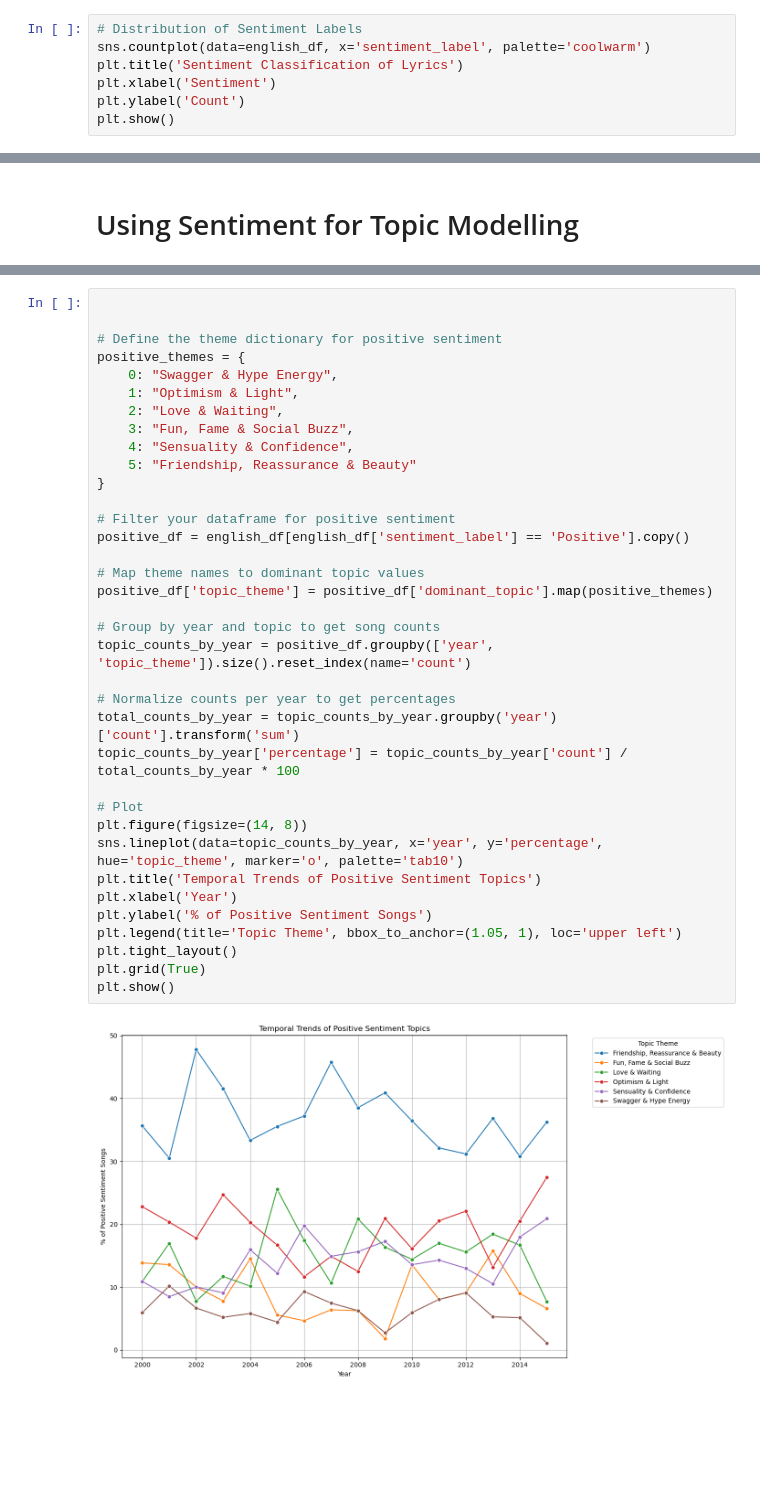
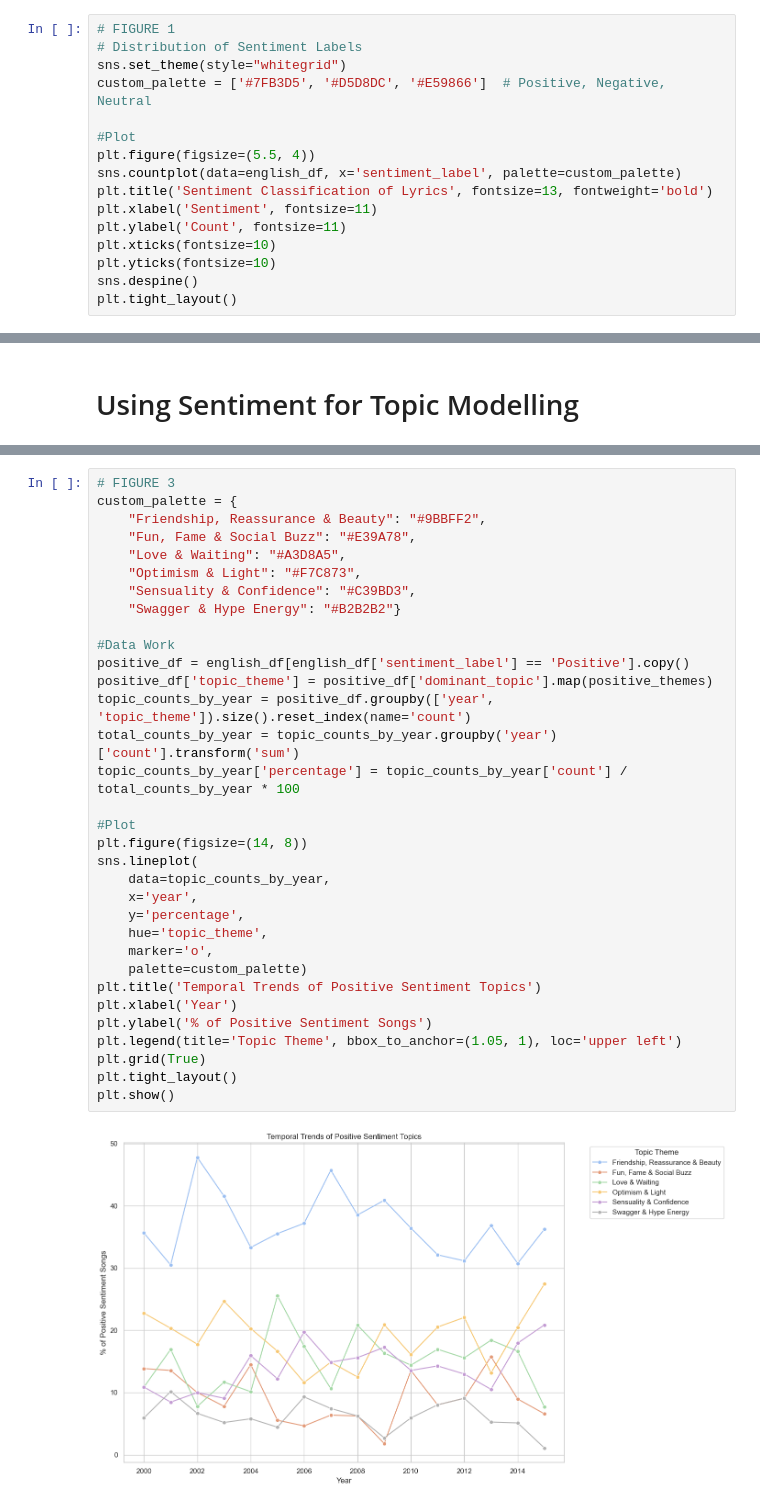
Before and after one commit to rodriguesathena/QTA_Spring2025, a Jupyter notebook: Final/api_based/analysis.ipynb, the cells around one changed output, grey strips where cells are left out. Saved outputs shown, nothing was run; the diff lists cells and outputs as text; blank space fills up the shorter version.

```diff
--- a/Final/api_based/analysis.ipynb
+++ b/Final/api_based/analysis.ipynb
@@ -311,12 +300,21 @@ def classify_sentiment(score):
 
 english_df['sentiment_label'] = english_df['compound'].apply(classify_sentiment)
 # %%
+# FIGURE 1
 # Distribution of Sentiment Labels
-sns.countplot(data=english_df, x='sentiment_label', palette='coolwarm')
-plt.title('Sentiment Classification of Lyrics')
-plt.xlabel('Sentiment')
-plt.ylabel('Count')
-plt.show()
+sns.set_theme(style="whitegrid")
+custom_palette = ['#7FB3D5', '#D5D8DC', '#E59866']  # Positive, Negative, Neutral
+
+#Plot
+plt.figure(figsize=(5.5, 4))
+sns.countplot(data=english_df, x='sentiment_label', palette=custom_palette)
+plt.title('Sentiment Classification of Lyrics', fontsize=13, fontweight='bold')
+plt.xlabel('Sentiment', fontsize=11)
+plt.ylabel('Count', fontsize=11)
+plt.xticks(fontsize=10)
+plt.yticks(fontsize=10)
+sns.despine()
+plt.tight_layout()
 # %% [output]
 Passing `palette` without assigning `hue` is deprecated and will be removed in v0.14.0. Assign the `x` variable to `hue` and set `legend=False` for the same effect.
 
@@ -496,39 +475,36 @@ Topic 6 – Friendship, Reassurance & Beauty / Nostalgia & Longing      17.8
 # %%
+# FIGURE 3
+custom_palette = {
+    "Friendship, Reassurance & Beauty": "#9BBFF2",
+    "Fun, Fame & Social Buzz": "#E39A78",
+    "Love & Waiting": "#A3D8A5",
+    "Optimism & Light": "#F7C873",
+    "Sensuality & Confidence": "#C39BD3",
+    "Swagger & Hype Energy": "#B2B2B2"}
 
-
-# Define the theme dictionary for positive sentiment
-positive_themes = {
-    0: "Swagger & Hype Energy",
-    1: "Optimism & Light",
-    2: "Love & Waiting",
-    3: "Fun, Fame & Social Buzz",
-    4: "Sensuality & Confidence",
-    5: "Friendship, Reassurance & Beauty"
-}
-
-# Filter your dataframe for positive sentiment
+#Data Work
 positive_df = english_df[english_df['sentiment_label'] == 'Positive'].copy()
-
-# Map theme names to dominant topic values
 positive_df['topic_theme'] = positive_df['dominant_topic'].map(positive_themes)
-
-# Group by year and topic to get song counts
 topic_counts_by_year = positive_df.groupby(['year', 'topic_theme']).size().reset_index(name='count')
-
-# Normalize counts per year to get percentages
 total_counts_by_year = topic_counts_by_year.groupby('year')['count'].transform('sum')
 topic_counts_by_year['percentage'] = topic_counts_by_year['count'] / total_counts_by_year * 100
 
-# Plot
+#Plot
 plt.figure(figsize=(14, 8))
-sns.lineplot(data=topic_counts_by_year, x='year', y='percentage', hue='topic_theme', marker='o', palette='tab10')
+sns.lineplot(
+    data=topic_counts_by_year,
+    x='year',
+    y='percentage',
+    hue='topic_theme',
+    marker='o',
+    palette=custom_palette)
 plt.title('Temporal Trends of Positive Sentiment Topics')
 plt.xlabel('Year')
 plt.ylabel('% of Positive Sentiment Songs')
 plt.legend(title='Topic Theme', bbox_to_anchor=(1.05, 1), loc='upper left')
+plt.grid(True)
 plt.tight_layout()
-plt.grid(True)
 plt.show()
 # %% [output]
-[figure, old version]
+[figure, new version]
 # %%
```
Also changed, not shown: parts of 14 cells of this notebook, 8 other files.
